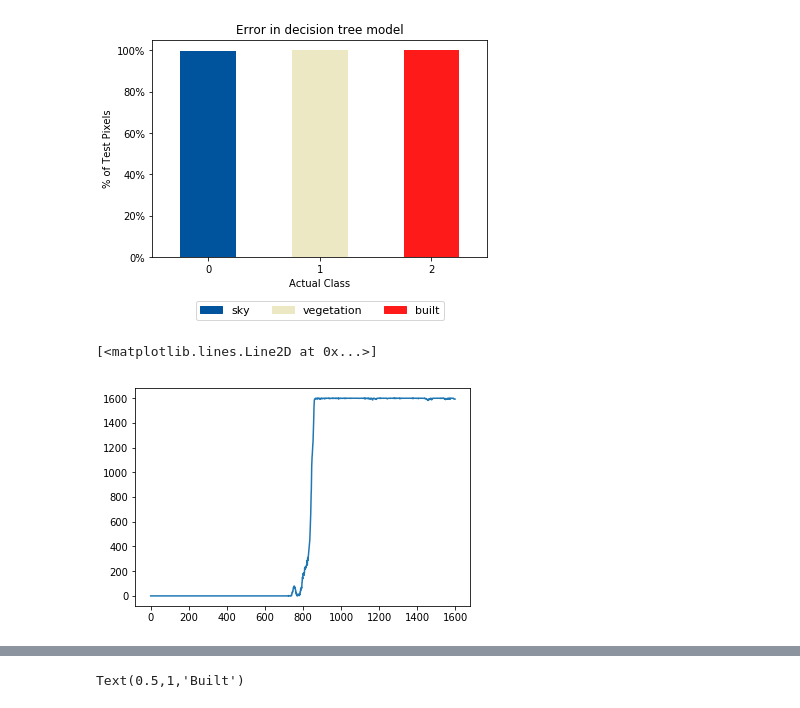
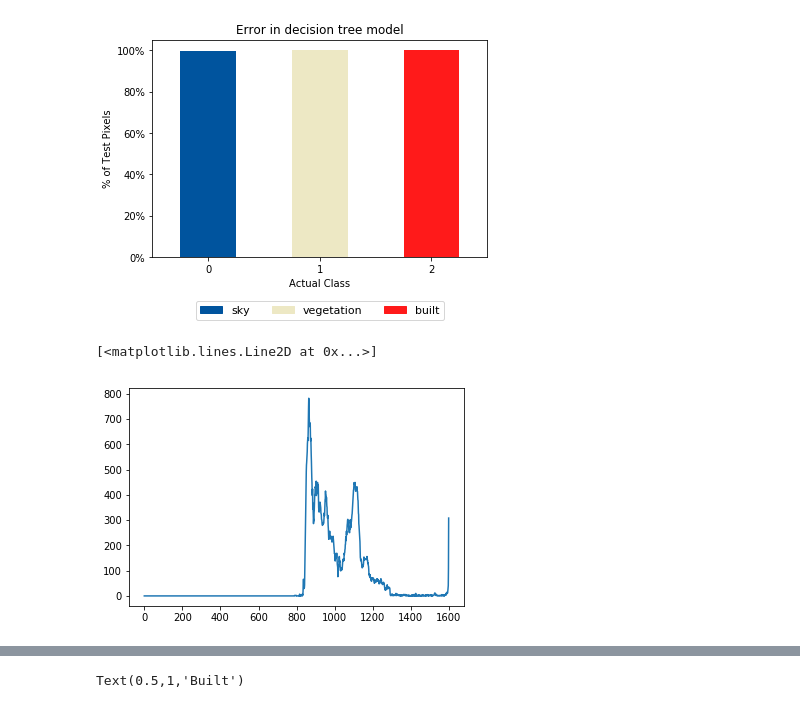
Before and after one commit to faridqamar/uo_vegetation, a Jupyter notebook: veg_pix_decision_tree.ipynb, the cells around one changed output, grey strips where cells are left out. Saved outputs shown, nothing was run; the diff lists cells and outputs as text; code cells hidden in the pictures.

```diff
--- a/veg_pix_decision_tree.ipynb
+++ b/veg_pix_decision_tree.ipynb
@@ -469,9 +469,9 @@ plt.savefig("./output/plots/2_decision_tree_class_prediction_error_of_veg_00108.
 # %%
 veg_by_row = np.zeros(cube_sub.shape[1])
 for row in range(0, cube_sub.shape[1]):
-    veg_by_row[row] = np.count_nonzero(predictCube_reshape[row,:])
+    veg_by_row[row] = np.count_nonzero(predictCube_reshape[row,:] == 1)
 
 plt.plot(np.arange(0,cube_sub.shape[1]), veg_by_row)
 # %% [output]
 [<matplotlib.lines.Line2D at 0x...>]
-[figure, old version]
+[figure, new version]
```
Also changed, not shown: parts of 2 cells of this notebook, 1 other file.
